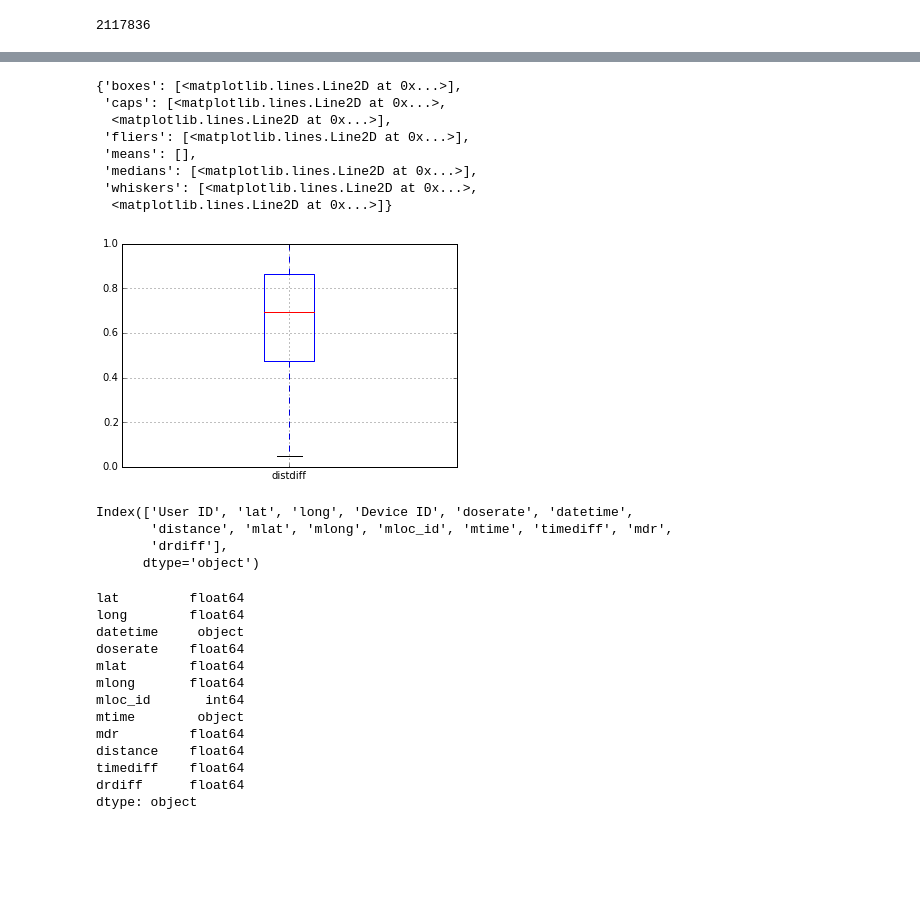
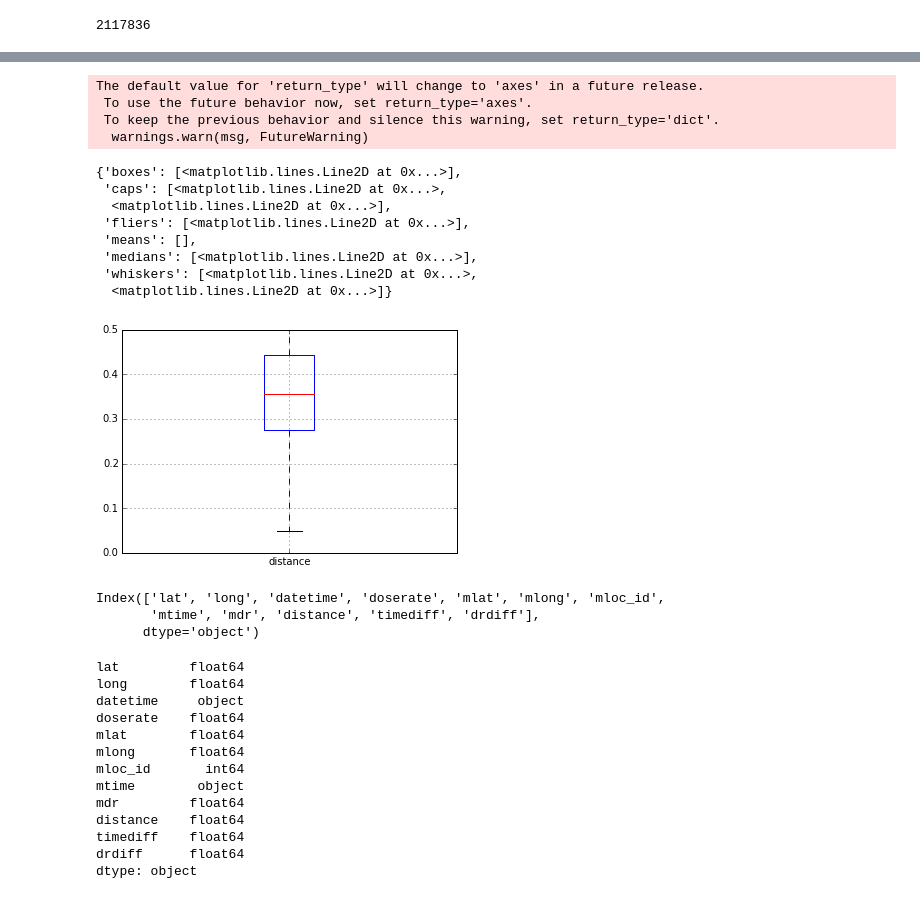
Before and after one commit to fdac15/fukushima, a Jupyter notebook: combined_explore.ipynb, the cells around one changed output, grey strips where cells are left out. Drawn from its saved outputs; the diff is of its cells as text; code cells hidden in the pictures; blank space fills up the shorter version.

```diff
--- a/combined_explore.ipynb
+++ b/combined_explore.ipynb
@@ -24,7 +25,8 @@ import pandas as pd
 # %%
 # df = pd.read_csv('safecast_dists.csv')
 
-df = pd.read_csv('safecast3.csv')
+# df = pd.read_csv('safecast3.csv')
+df = pd.read_csv('safecast4.csv')
 # %%
 len(df.index)
 # %% [output]
@@ -44,20 +69,23 @@ len(df.index)
 # %%
-df[df.distdiff < 1].boxplot('distdiff')
+df[df.distance < 0.5].boxplot('distance')
 # %% [output]
-{'boxes': [<matplotlib.lines.Line2D at 0x...>],
- 'caps': [<matplotlib.lines.Line2D at 0x...>,
-  <matplotlib.lines.Line2D at 0x...>],
- 'fliers': [<matplotlib.lines.Line2D at 0x...>],
- 'means': [],
- 'medians': [<matplotlib.lines.Line2D at 0x...>],
- 'whiskers': [<matplotlib.lines.Line2D at 0x...>,
-  <matplotlib.lines.Line2D at 0x...>]}
+The default value for 'return_type' will change to 'axes' in a future release.
+ To use the future behavior now, set return_type='axes'.
+ To keep the previous behavior and silence this warning, set return_type='dict'.
+  warnings.warn(msg, FutureWarning)
+{'boxes': [<matplotlib.lines.Line2D at 0x...>],
+ 'caps': [<matplotlib.lines.Line2D at 0x...>,
+  <matplotlib.lines.Line2D at 0x...>],
+ 'fliers': [<matplotlib.lines.Line2D at 0x...>],
+ 'means': [],
+ 'medians': [<matplotlib.lines.Line2D at 0x...>],
+ 'whiskers': [<matplotlib.lines.Line2D at 0x...>,
+  <matplotlib.lines.Line2D at 0x...>]}
-[figure, old version]
+[figure, new version]
 # %%
 df.columns
 # %% [output]
-Index(['User ID', 'lat', 'long', 'Device ID', 'doserate', 'datetime',
-       'distance', 'mlat', 'mlong', 'mloc_id', 'mtime', 'timediff', 'mdr',
-       'drdiff'],
+Index(['lat', 'long', 'datetime', 'doserate', 'mlat', 'mlong', 'mloc_id',
+       'mtime', 'mdr', 'distance', 'timediff', 'drdiff'],
       dtype='object')
 # %%
```
Also changed, not shown: parts of 9 cells of this notebook, 1 other file.
